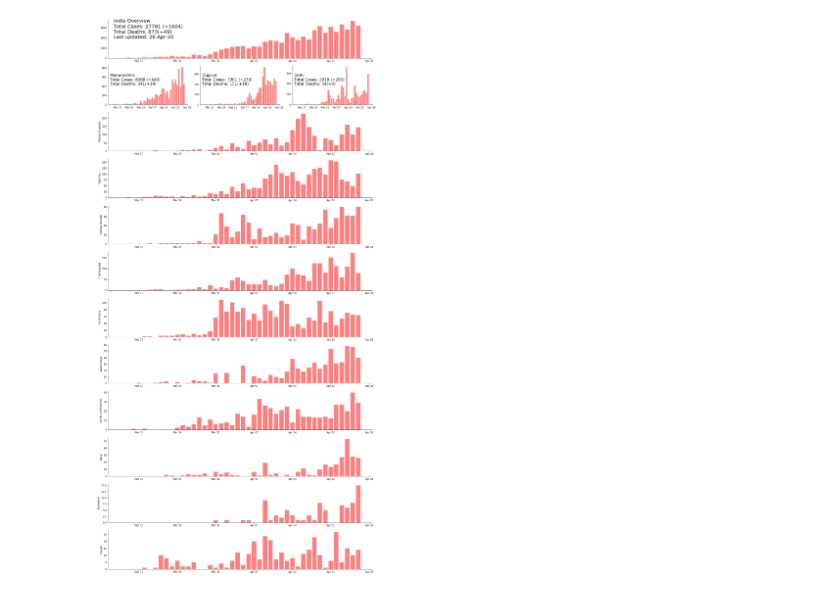
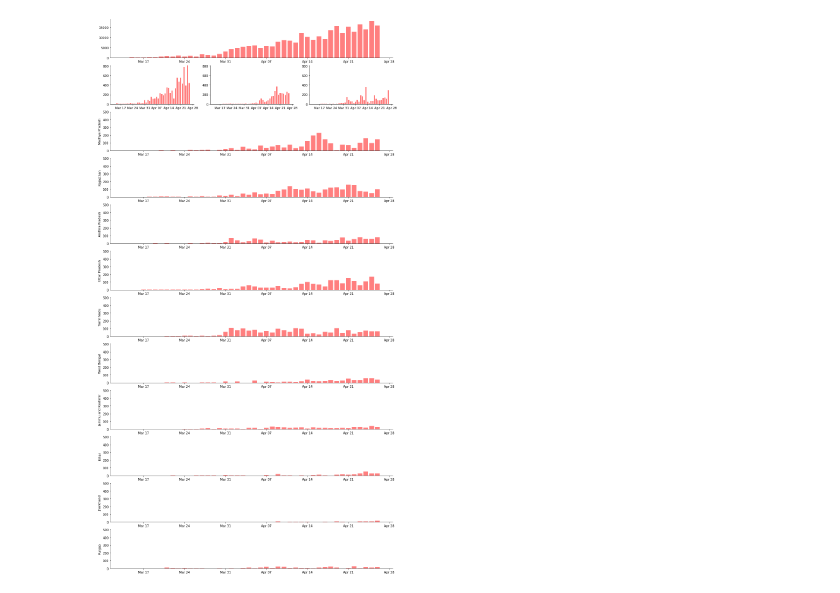
Before and after one commit to 4722794/blagueblog, a Jupyter notebook: _notebooks/2020-03-21-rARCHIVEahulexp.ipynb, the cells around one changed output. Cells and saved outputs as stored; diff of their text form; code cells hidden in the pictures.

```diff
--- a/_notebooks/2020-03-21-rARCHIVEahulexp.ipynb
+++ b/_notebooks/2020-03-21-rARCHIVEahulexp.ipynb
@@ -220,7 +132,7 @@ df = dft_ct_new_cases
 df.loc['Total'] = df.sum()
 n = 10
 ax = []
-fig = plt.figure(constrained_layout=True, figsize = (16,32))
+fig = plt.figure(figsize = (16,32))
 gs = fig.add_gridspec(n+2, 3)
 # gs = fig.add_gridspec(2, 3)
 ax1 = fig.add_subplot(gs[0, :])
@@ -229,13 +141,6 @@ ef['date'] = ef['date'].astype('datetime64[ns]')
 ax1.bar(ef.date,ef.Total ,color = 'r',alpha=0.5)
 ax1.xaxis.set_major_locator(mdates.WeekdayLocator())
 ax1.xaxis.set_major_formatter(mdates.DateFormatter('%b %d'))
-textstr = '\n'.join((
-f"India Overview",
-f"Total Cases: {summary['Cases']} (+{summary['Cases (+)']})",
-f"Total Deaths: {summary['Deaths']}(+{summary['Deaths (+)']})",
-f"Last updated: {dt_today}"
-))
-ax1.text(0.02, 0.50, textstr,transform = ax1.transAxes, fontsize = 20);
 
 
 ax2 = fig.add_subplot(gs[1,0])
@@ -244,54 +149,40 @@ ef['date'] = ef['date'].astype('datetime64[ns]')
 ax2.bar(ef.date, ef.Maharashtra,color = 'r',alpha=0.5)
 ax2.xaxis.set_major_locator(mdates.WeekdayLocator())
 ax2.xaxis.set_major_formatter(mdates.DateFormatter('%b %d'))
-textstr = '\n'.join((
-f"Maharashtra",
-f"Total Cases: {summary['MH Cases']} (+{summary['MH Cases (+)']})",
-f"Total Deaths: {summary['MH Deaths']}(+{summary['MH Deaths (+)']})"
-))
-ax2.text(0.02, 0.50, textstr,transform = ax2.transAxes, fontsize = 16);
+maxyval = ef.Maharashtra.max()
+ax2.set_ylim([0,maxyval])
 
 
 ax3 = fig.add_subplot(gs[1,1])
 ef = df.loc['Gujarat'].reset_index()
 ef['date'] = ef['date'].astype('datetime64[ns]')
 ax3.bar(ef.date, ef.Gujarat,color = 'r',alpha=0.5)
 ax3.xaxis.set_major_locator(mdates.WeekdayLocator())
 ax3.xaxis.set_major_formatter(mdates.DateFormatter('%b %d'))
-textstr = '\n'.join((
-f"Gujarat",
-f"Total Cases: {summary['GUJ Cases']} (+{summary['GUJ Cases (+)']})",
-f"Total Deaths: {summary['GUJ Deaths']}(+{summary['GUJ Deaths (+)']})"
-))
-ax3.text(0.02, 0.50, textstr,transform = ax3.transAxes, fontsize = 16);
+ax3.set_ylim([0,maxyval])
 
 ax4 = fig.add_subplot(gs[1,2])
 ef = df.loc['Delhi'].reset_index()
 ef['date'] = ef['date'].astype('datetime64[ns]')
 ax4.bar(ef.date, ef.Delhi,color = 'r',alpha=0.5)
 ax4.xaxis.set_major_locator(mdates.WeekdayLocator())
 ax4.xaxis.set_major_formatter(mdates.DateFormatter('%b %d'))
-textstr = '\n'.join((
-f"Delhi",
-f"Total Cases: {summary['DEL Cases']} (+{summary['DEL Cases (+)']})",
-f"Total Deaths: {summary['DEL Deaths']}(+{summary['DEL Deaths (+)']})"
-))
-ax4.text(0.02, 0.50, textstr,transform = ax4.transAxes, fontsize = 16);
+ax4.set_ylim([0,maxyval])
 
 for i in range(n):
 
     ax.append(fig.add_subplot(gs[i+2,:]))
     ef = df.iloc[i+3].reset_index()
     ef['date'] = ef['date'].astype('datetime64[ns]')
     ax[i].bar(ef.date,ef.iloc[:,-1],color = 'r',alpha=0.5)
     ax[i].set_ylabel(f'{ef.columns.values[-1]}')
     ax[i].xaxis.set_major_locator(mdates.WeekdayLocator())
     ax[i].xaxis.set_major_formatter(mdates.DateFormatter('%b %d'))
+    ax[i].set_ylim([0,500])
 
-plt.tight_layout()
 sns.despine();
 # %% [output]
-[figure, old version]
+[figure, new version]
 # %%
 #hide_input
 print(df_table.head(20).to_string(index=False))
```
Also changed, not shown: parts of 6 cells of this notebook, 1 other file.
